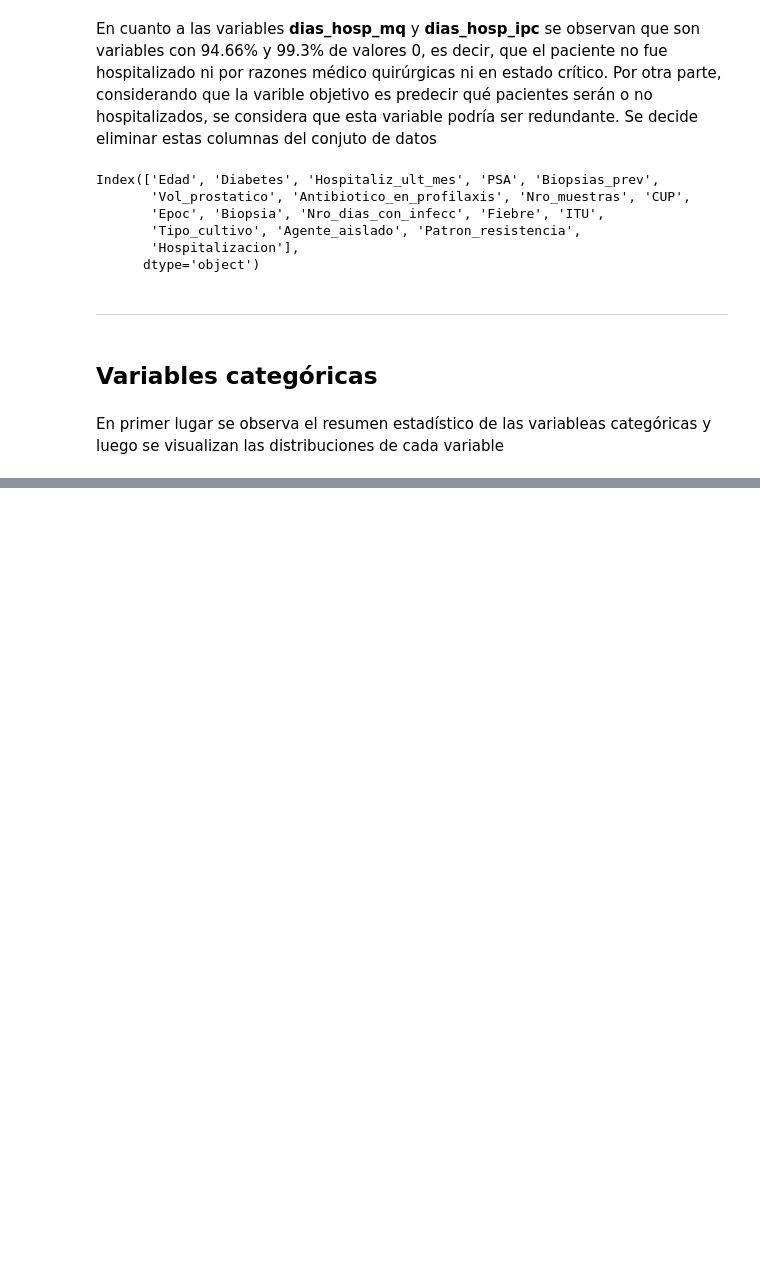
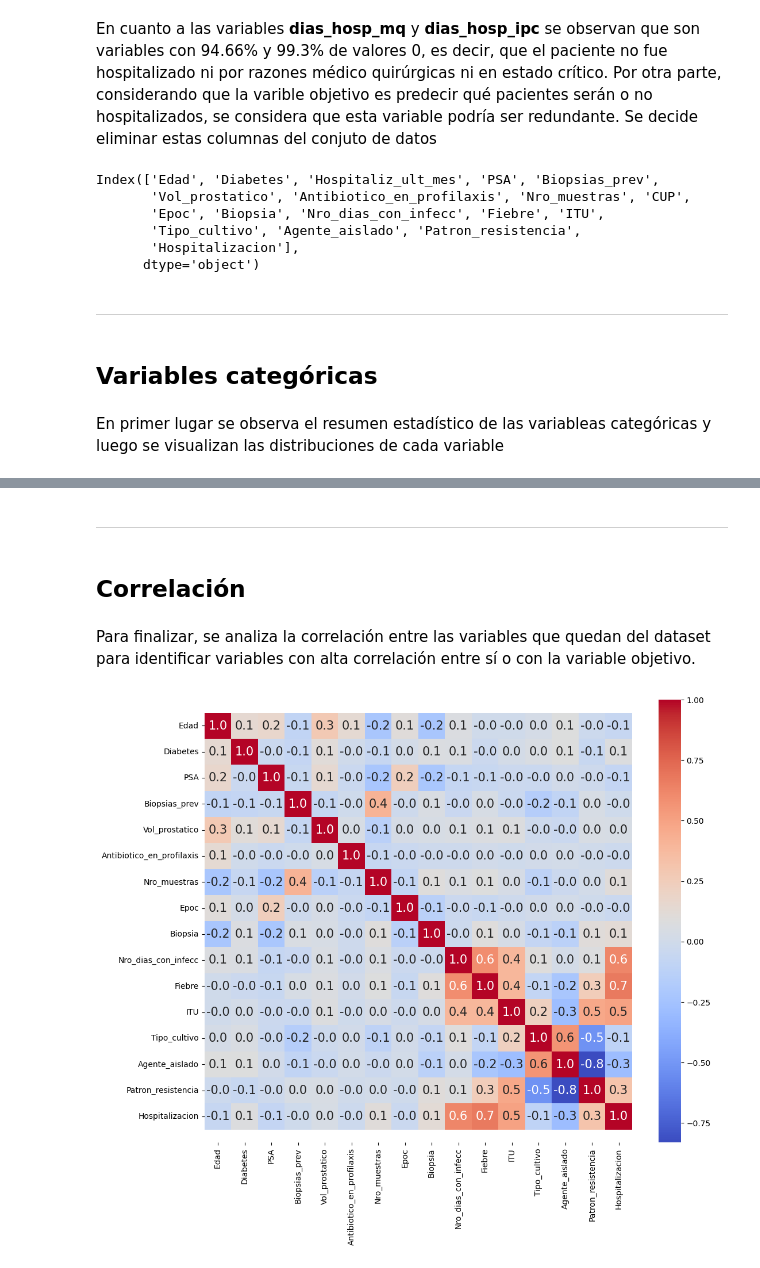
Before and after one commit to facu-corvalan/Hospitalizacion, a Jupyter notebook: EDA.ipynb, the cells around one changed output, grey strips where cells are left out. Cells and saved outputs as stored; diff of their text form; code cells hidden in the pictures; blank space fills up the shorter version.

```diff
--- a/EDA.ipynb
+++ b/EDA.ipynb
@@ -617,0 +748,21 @@ df.describe(include='object')
+# %%
+def label_encode_categoricals(df):
+    '''
+    Genera un nuevo dataframe donde se aplica la codificación de etiquetas (label encoding) a las columnas categóricas
+    '''
+    # Separar columnas numéricas y categóricas
+    numeric_columns = df.select_dtypes(include=['number']).columns
+    categorical_columns = df.select_dtypes(include=['object', 'category']).columns
+
+    # Crear una copia del DataFrame original
+    encoded_df = df.copy()
+
+    # Aplicar label encoding a las columnas categóricas
+    label_encoder = LabelEncoder()
+    for col in categorical_columns:
+        encoded_df[col] = label_encoder.fit_transform(encoded_df[col])
+
+    return encoded_df
+# %%
+encoded_df = label_encode_categoricals(df)
+encoded_df
@@ -617,0 +783,29 @@ df.describe(include='object')
+# %% [markdown]
+--------------
+# %% [markdown]
+## Correlación
+# %% [markdown]
+Para finalizar, se analiza la correlación entre las variables que quedan del dataset para identificar variables con alta correlación entre sí o con la variable objetivo.
+# %%
+def plot_corre_heatmap(corr):
+    '''
+    Graficar un mapa de calor de las correlación entre las variables analizadas.
+    '''
+    plt.figure(figsize=(12,10))
+    sns.heatmap(corr, cbar = True,  square = False, annot=True, fmt= '.1f'
+                ,annot_kws={'size': 15},cmap= 'coolwarm')
+    plt.xticks()
+    plt.yticks()
+    # Arreglamos un pequeño problema de visualización
+    b, t = plt.ylim() # discover the values for bottom and top
+    b += 0.5 # Add 0.5 to the bottom
+    t -= 0.5 # Subtract 0.5 from the top
+    plt.ylim(b, t) # update the ylim(bottom, top) values
+    plt.show()
+# %%
+# Calcula la correlación
+corr = encoded_df.corr()
+# Grafica la correlación
+plot_corre_heatmap(corr)
+# %% [output]
+[figure, added]
```
Also changed, not shown: parts of 22 cells of this notebook, 4 other files.
